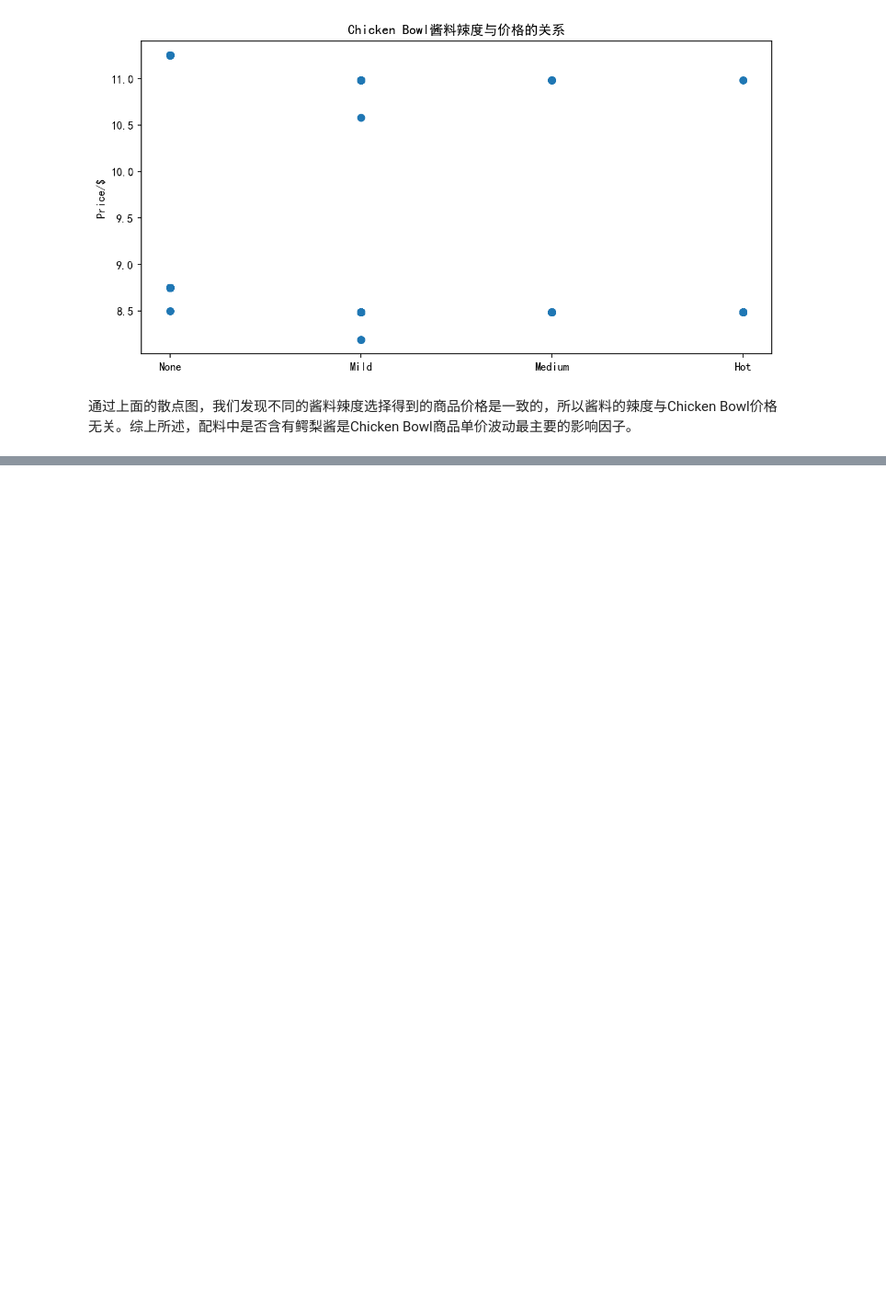
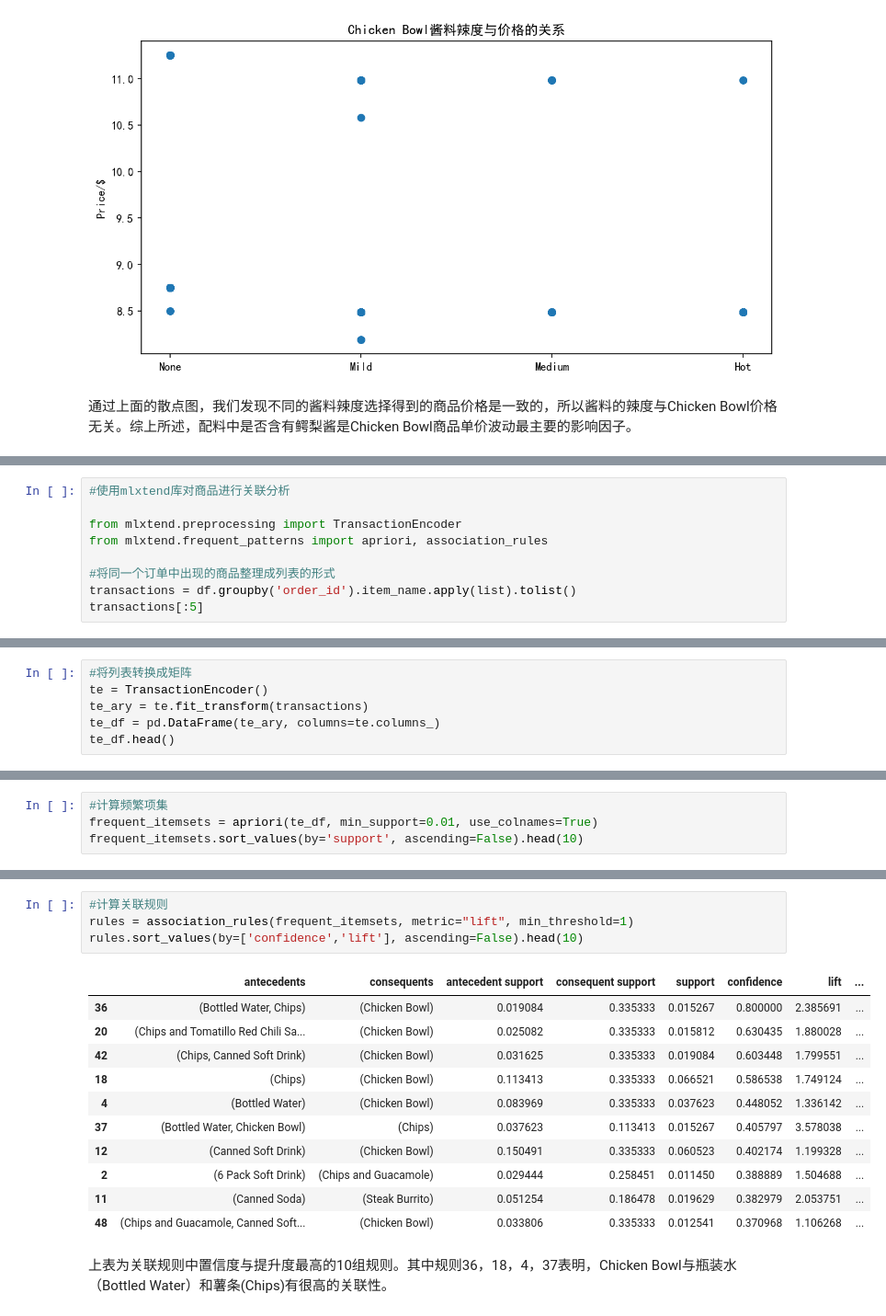
Before and after one commit to PentyYang/Data-Analysis, a Jupyter notebook: Projects/探索Chipotle快餐数据.ipynb, the cells around one changed output, grey strips where cells are left out. Shown at 92% size. Cells and saved outputs as stored; diff of their text form; blank space fills up the shorter version.

```diff
--- a/Projects/探索Chipotle快餐数据.ipynb
+++ b/Projects/探索Chipotle快餐数据.ipynb
@@ -450,0 +453,9 @@ plt.show()
+# %%
+#使用mlxtend库对商品进行关联分析
+
+from mlxtend.preprocessing import TransactionEncoder
+from mlxtend.frequent_patterns import apriori, association_rules
+
+#将同一个订单中出现的商品整理成列表的形式
+transactions = df.groupby('order_id').item_name.apply(list).tolist()
+transactions[:5]
@@ -450,0 +471,6 @@ plt.show()
+# %%
+#将列表转换成矩阵
+te = TransactionEncoder()
+te_ary = te.fit_transform(transactions)
+te_df = pd.DataFrame(te_ary, columns=te.columns_)
+te_df.head()
@@ -450,0 +489,4 @@ plt.show()
+# %%
+#计算频繁项集
+frequent_itemsets = apriori(te_df, min_support=0.01, use_colnames=True)
+frequent_itemsets.sort_values(by='support', ascending=False).head(10)
@@ -450,0 +505,18 @@ plt.show()
+# %%
+#计算关联规则
+rules = association_rules(frequent_itemsets, metric="lift", min_threshold=1)
+rules.sort_values(by=['confidence','lift'], ascending=False).head(10)
+# %% [output]
+|  | antecedents | consequents | antecedent support | consequent support | support | confidence | lift | ... |
+| 36 | (Bottled Water, Chips) | (Chicken Bowl) | 0.019084 | 0.335333 | 0.015267 | 0.800000 | 2.385691 | ... |
+| 20 | (Chips and Tomatillo Red Chili Sa... | (Chicken Bowl) | 0.025082 | 0.335333 | 0.015812 | 0.630435 | 1.880028 | ... |
+| 42 | (Chips, Canned Soft Drink) | (Chicken Bowl) | 0.031625 | 0.335333 | 0.019084 | 0.603448 | 1.799551 | ... |
+| 18 | (Chips) | (Chicken Bowl) | 0.113413 | 0.335333 | 0.066521 | 0.586538 | 1.749124 | ... |
+| 4 | (Bottled Water) | (Chicken Bowl) | 0.083969 | 0.335333 | 0.037623 | 0.448052 | 1.336142 | ... |
+| 37 | (Bottled Water, Chicken Bowl) | (Chips) | 0.037623 | 0.113413 | 0.015267 | 0.405797 | 3.578038 | ... |
+| 12 | (Canned Soft Drink) | (Chicken Bowl) | 0.150491 | 0.335333 | 0.060523 | 0.402174 | 1.199328 | ... |
+| 2 | (6 Pack Soft Drink) | (Chips and Guacamole) | 0.029444 | 0.258451 | 0.011450 | 0.388889 | 1.504688 | ... |
+| 11 | (Canned Soda) | (Steak Burrito) | 0.051254 | 0.186478 | 0.019629 | 0.382979 | 2.053751 | ... |
+| 48 | (Chips and Guacamole, Canned Soft... | (Chicken Bowl) | 0.033806 | 0.335333 | 0.012541 | 0.370968 | 1.106268 | ... |
+# %% [markdown]
+上表为关联规则中置信度与提升度最高的10组规则。其中规则36，18，4，37表明，Chicken Bowl与瓶装水（Bottled Water）和薯条(Chips)有很高的关联性。
```
Also changed, not shown: parts of 6 cells of this notebook.
